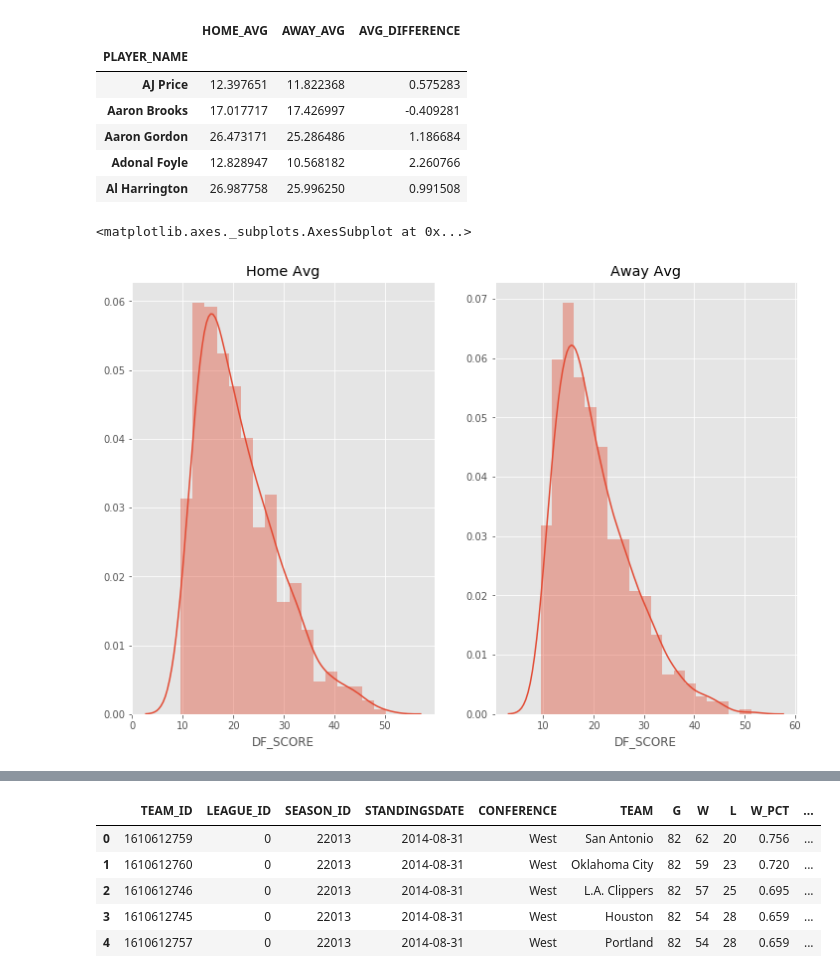
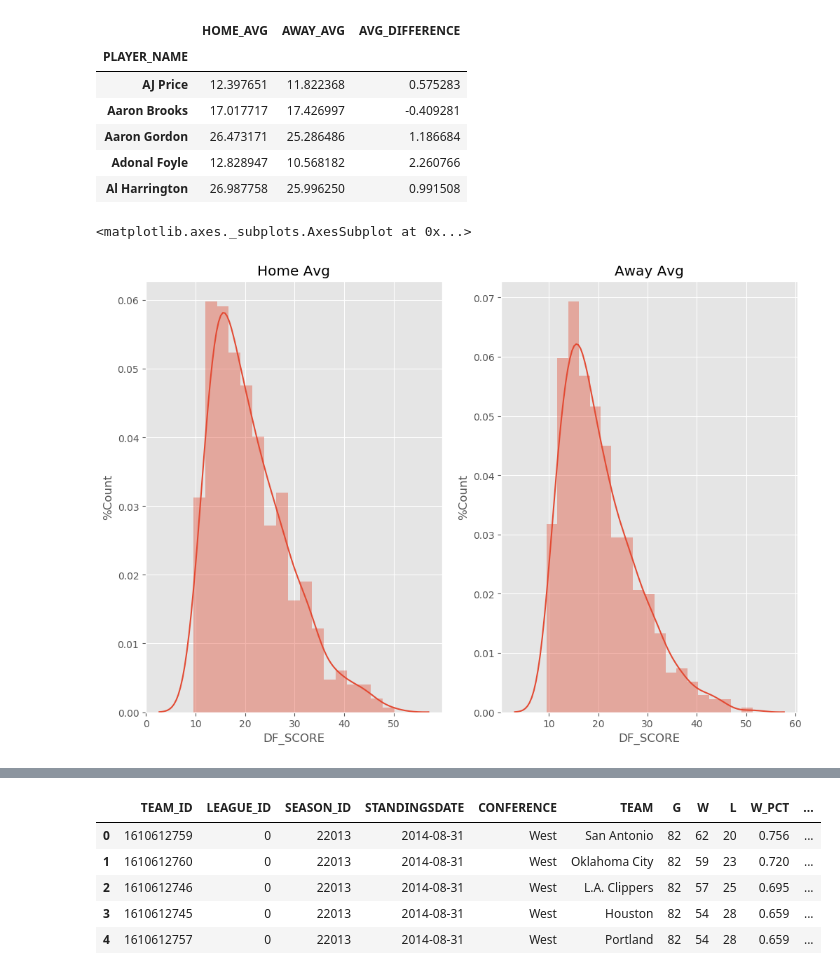
Before and after one commit to KGharib/Hypothesis-Testing-on-18-Seasons-of-NBA-Dataset, a Jupyter notebook: NBA - Khalid.ipynb, the cells around one changed output, grey strips where cells are left out. Drawn from its saved outputs; the diff is of its cells as text; code cells hidden in the pictures.

```diff
--- a/NBA - Khalid.ipynb
+++ b/NBA - Khalid.ipynb
@@ -60,7 +65,7 @@ memory usage: 120.0+ MB
 # %% [markdown]
 Removing unnecessary Columns from our game_detail_df
 # %%
-game_detail_df.drop(columns=['COMMENT', 'PLUS_MINUS', 'START_POSITION', 'TEAM_CITY'], inplace=True)
+game_detail_df.drop(columns=['COMMENT', 'PLUS_MINUS', 'START_POSITION'], inplace=True)
 # %%
 game_detail_df.head()
 # %% [output]
@@ -109,5 +114,5 @@ memory usage: 93.6+ MB
 # %%
 #cleaning our column for our join and then Hypothesis
-game_player_detail = game_detail_df[['GAME_ID', 'TEAM_ID', 'TEAM_ABBREVIATION','MIN','PLAYER_ID', 'PLAYER_NAME', 'DF_SCORE']]
+game_player_detail = game_detail_df[['GAME_ID', 'TEAM_ID','TEAM_CITY', 'TEAM_ABBREVIATION','MIN','PLAYER_ID', 'PLAYER_NAME', 'DF_SCORE']]
 game_player_detail
 # %% [output]
@@ -163,6 +168,6 @@ dtypes: float64(12), int64(7), object(2)
 memory usage: 3.6+ MB
 # %%
 # We are taking these specific columns, we will use them in order to test our first Hypothesis
-game_hometeam_df = games_df[['GAME_ID','GAME_DATE_EST', 'HOME_TEAM_ID', 'HOME_TEAM_WINS']]
+game_hometeam_df = games_df[['GAME_ID','SEASON','GAME_DATE_EST', 'HOME_TEAM_ID', 'HOME_TEAM_WINS']]
 game_hometeam_df.head()
 # %% [output]
@@ -274,12 +277,14 @@ df3_home_away_stat.head()
 # %%
 plt.figure(figsize=(12,8))
 ax = plt.subplot(121)
 plt.title('Home Avg')
+plt.ylabel('%Count')
 sns.distplot(df3_home_avg)
 
 ax = plt.subplot(122)
 plt.title('Away Avg')
+plt.ylabel('%Count')
 sns.distplot(df3_away_avg)
 # %% [output]
 <matplotlib.axes._subplots.AxesSubplot at 0x...>
-[figure, old version]
+[figure, new version]
```
Also changed, not shown: parts of 47 cells of this notebook.
